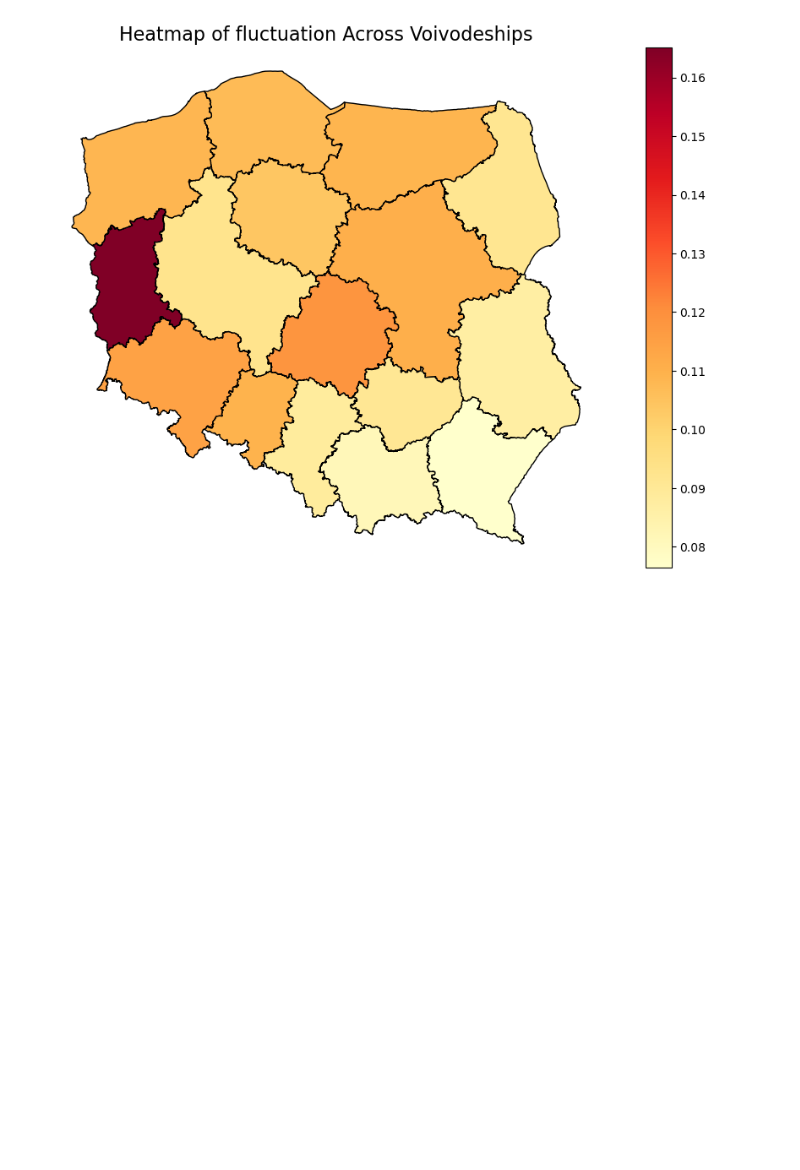
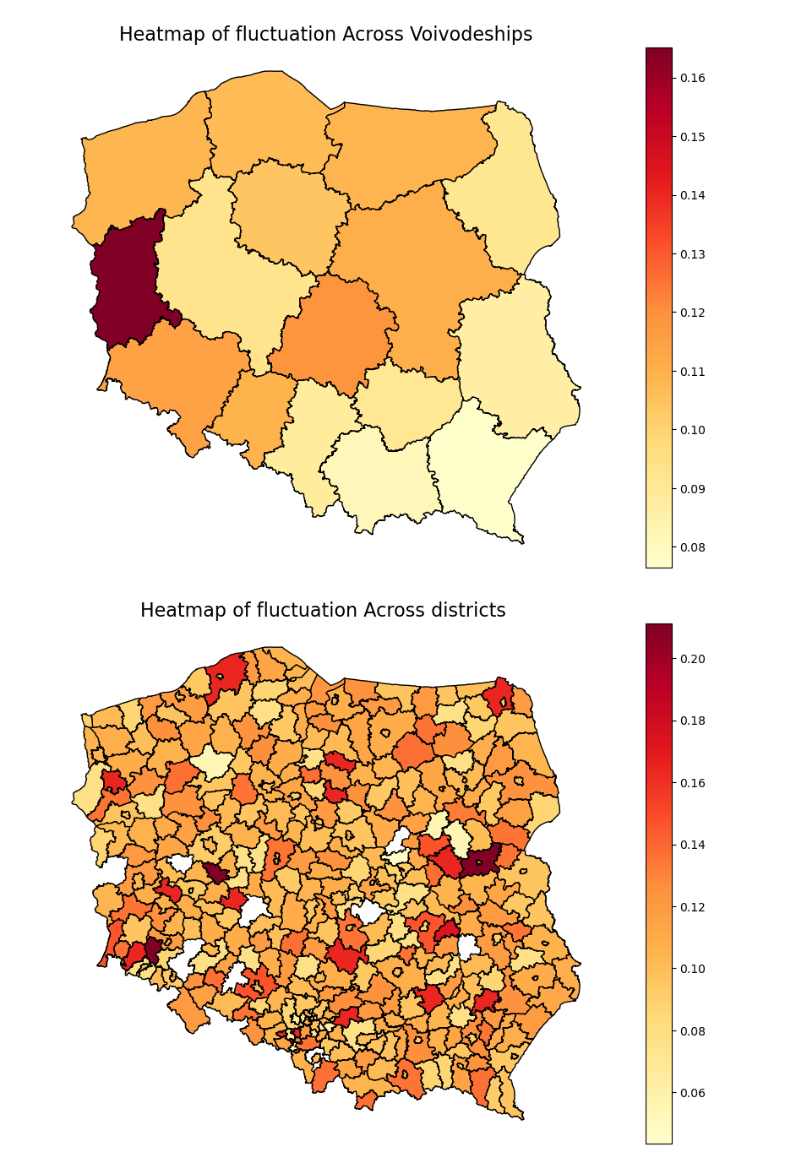
Before and after one commit to BERENZ/2024-mgr-sluzba-cywilna, a Jupyter notebook: Python/Code/mapy.ipynb, the cells around one changed output. Drawn from its saved outputs; the diff is of its cells as text; code cells hidden in the pictures; blank space fills up the shorter version.

Commit message:
updated heatmaps to include districts

```diff
--- a/Python/Code/mapy.ipynb
+++ b/Python/Code/mapy.ipynb
@@ -101,5 +100,9 @@ To: C:\Users\Konrad\Desktop\Magisterka\Kod\2024-mgr-sluzba-cywilna\Python\Code\d
 wojewodztwa['JPT_KOD_JE'] = wojewodztwa['JPT_KOD_JE'].astype(int)
 merged_wojewodztwa = wojewodztwa.merge(df_with_teryt, left_on=['JPT_KOD_JE'], right_on=['voivodeship'], how="inner")
 
+# The categorical code for a district contains the code of its voivodeship at the beginning.
+powiaty["JPT_KOD_JE"] = powiaty["JPT_KOD_JE"].str.slice(2,)
 powiaty['JPT_KOD_JE'] = powiaty['JPT_KOD_JE'].astype(int)
+
 merged_powiaty = powiaty.merge(df_with_teryt, left_on=['JPT_KOD_JE'], right_on=['district'], how="inner")
+merged_powiaty.head()
@@ -198,3 +178,49 @@ ax.axis("off")
 plt.show()
 # %% [output]
 [figure]
+# %%
+# Group by
+group_by = "mean"
+year_of_choice = ""
+
+# Visualisation of choice for districts.
+column_of_choice = input("Type a metric column\n")
+
+# Choose whether the map should tell about all the data or only from a year of choice.
+if_subset = input("Subset the data to a particular year?\nType 'yes' or 'no'\n")
+if if_subset == "yes":
+    year_of_choice = int(input("choose year\n"))
+    powiaty_map = merged_powiaty[["JPT_NAZWA_", "geometry", column_of_choice, "year_announced"]]
+    subset = powiaty_map[powiaty_map["year_announced"] == year_of_choice]
+else:
+    powiaty_map = merged_powiaty[["JPT_NAZWA_", "geometry", column_of_choice]]
+
+# Aggregation.
+aggregated_powiaty_map = (
+    powiaty_map.groupby("JPT_NAZWA_")
+    .agg({
+        column_of_choice: group_by,
+        "geometry": "first"
+    })
+    .reset_index()
+)
+
+# Making the df a geo df once again.
+aggregated_powiaty_map = gpd.GeoDataFrame(aggregated_powiaty_map, geometry=aggregated_powiaty_map["geometry"])
+
+fig, ax = plt.subplots(1, 1, figsize=(12, 8))
+
+aggregated_powiaty_map.plot(
+    column=column_of_choice,
+    cmap="YlOrRd",
+    legend=True,
+    edgecolor="black",
+    ax=ax
+)
+
+ax.set_title(f"Heatmap of {column_of_choice} across districts {year_of_choice}", fontsize=16)
+ax.axis("off")
+
+plt.show()
+# %% [output]
+[figure, added]
```
Also changed, not shown: parts of 8 cells of this notebook.
